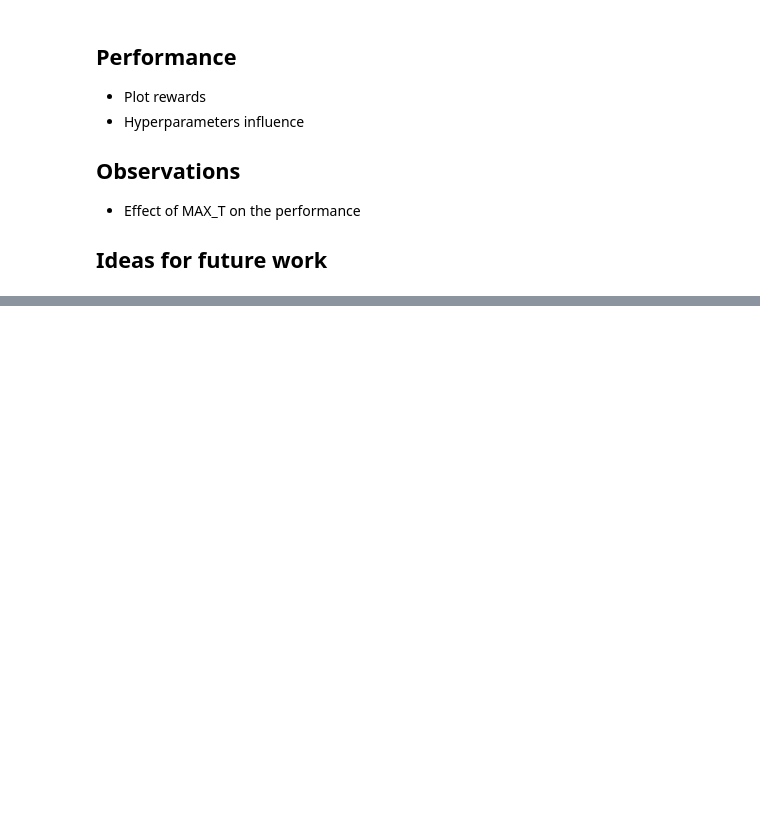
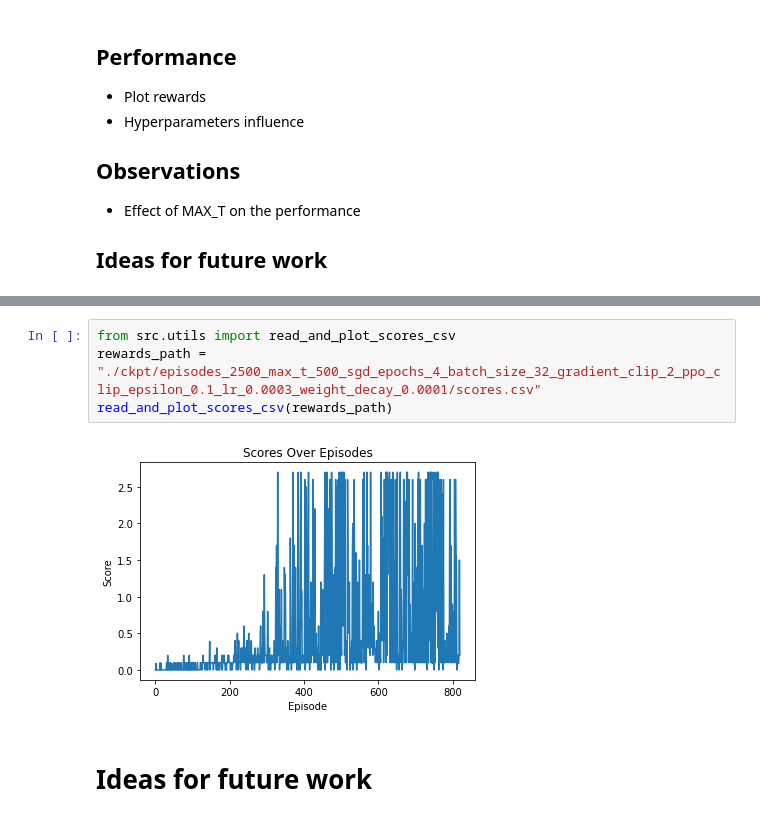
Before and after one commit to LucasSabbatini/udrl_p3_collaboration_and_competition, a Jupyter notebook: report.ipynb, the cells around one changed output, grey strips where cells are left out. Saved outputs shown, nothing was run; the diff lists cells and outputs as text; blank space fills up the shorter version.

```diff
--- a/report.ipynb
+++ b/report.ipynb
@@ -580,0 +551,8 @@ KeyboardInterrupt:
+# %%
+from src.utils import read_and_plot_scores_csv
+rewards_path = "./ckpt/episodes_2500_max_t_500_sgd_epochs_4_batch_size_32_gradient_clip_2_ppo_clip_epsilon_0.1_lr_0.0003_weight_decay_0.0001/scores.csv"
+read_and_plot_scores_csv(rewards_path)
+# %% [output]
+[figure, added]
+# %% [markdown]
+# Ideas for future work
```
Also changed, not shown: parts of 9 cells of this notebook, 6 other files.
